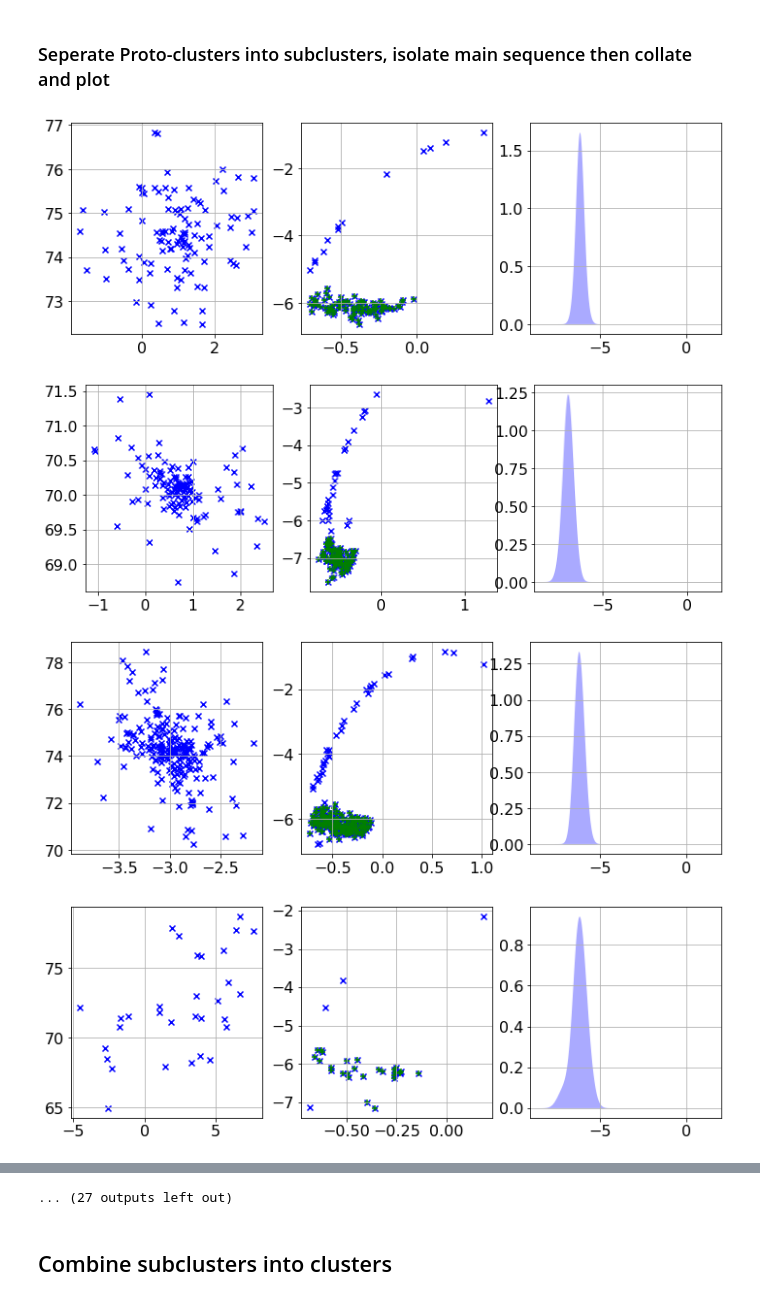
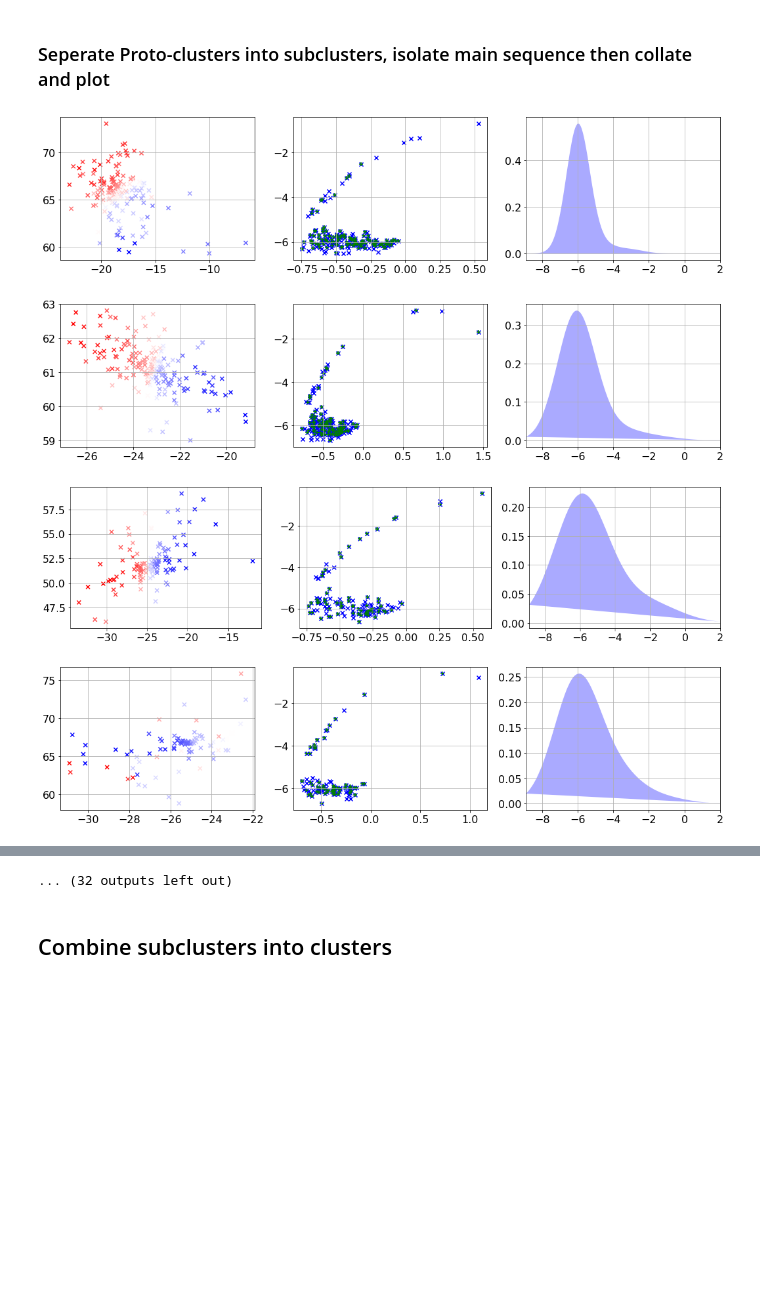
Before and after one commit to NotCouchpot80/PHYS3080-Ladder-Project, a Jupyter notebook: Code/2D-BGMM-DL.ipynb, the cells around one changed output, grey strips where cells are left out. Saved outputs shown, nothing was run; the diff lists cells and outputs as text; code cells hidden in the pictures; blank space fills up the shorter version.

```diff
--- a/Code/2D-BGMM-DL.ipynb
+++ b/Code/2D-BGMM-DL.ipynb
@@ -302,7 +304,7 @@ Process:
 # %%
 # BGMM parameters
 clusterCount = 1   #initial clusterCount
-countStep = 5      #cluster count step size
+countStep = 1      #cluster count step size
 CountTrials = 1    #trials per fit
 WCP = 1            #weight_concentration_prior
 MPR = 1            #mean_precision_prior
@@ -310,27 +312,28 @@ MPR = 1            #mean_precision_prior
 clusterPrior=closePointsNumpy[:,[1,2,4,5]].astype(np.float)
 # Data for BGMM
 farPoints_floats=np.concatenate([farPointsNumpy[:,[1,2,4,6,7,8]], midPointsNumpy[:,[1,2,4,6,7,8]]]).astype(np.float)
-
 # loop with BGMM cluster algorithm and check when some weights go to 0.
 clustersModel = (mixture.BayesianGaussianMixture(
+                tol=0.01,
                 n_components=clusterCount,
                 weight_concentration_prior=WCP,
                 mean_precision_prior=MPR,
                 covariance_type="full",
                 n_init = CountTrials
-                )).fit(farPoints_floats[:,[0,1]])
+                )).fit(farPoints_floats[:,[0,1,4]])
 while min(clustersModel.weights_)>(0.01/clusterCount):
 
     clusterCount=clusterCount+countStep
 
     clustersModel = (mixture.BayesianGaussianMixture(
+                    tol=0.01,
                     n_components=clusterCount,
                     weight_concentration_prior=WCP,
                     mean_precision_prior=MPR, covariance_type="full",
                     n_init = CountTrials
-                    )).fit(farPoints_floats[:,[0,1]])
+                    )).fit(farPoints_floats[:,[0,1,4]])
 
-clusterShapes = clustersModel.predict(farPoints_floats[:,[0,1]])
+clusterShapes = clustersModel.predict(farPoints_floats[:,[0,1,4]])
 # %% [markdown]
 ### Collate Individual Proto-clusters
 # %%
@@ -346,5 +349,5 @@ for i, weights in enumerate(clustersModel.weights_):
 # %%
-matplotlib.rcParams['figure.figsize']=(12,4)
+matplotlib.rcParams['figure.figsize']=(18,4)
 colorCycle = itertools.cycle(sns.color_palette())
 protoclusterPlots=[]
 for i, (mean, cov, color, weights) in enumerate(zip(clustersModel.means_, clustersModel.covariances_, colorCycle, clustersModel.weights_)):
@@ -356,14 +359,8 @@ for i, (mean, cov, color, weights) in enumerate(zip(clustersModel.means_, cluste
     ### Sky map cluster plot
     ax1 = protoclusterPlots[-1].add_subplot(1, 2, 1)
     plt.grid()
-    plt.scatter(farPoints_floats[clusterShapes == i, 0], farPoints_floats[clusterShapes == i, 1], color= color, marker ='x')
-    angle = np.arctan2(w[0][1], w[0][0])
-    angle = 180.0 * angle / np.pi
-    v = 2.0 * np.sqrt(2.0) * np.sqrt(v)
-    ell1 = mpl.patches.Ellipse(mean, v[0], v[1], 180.0 + angle, color=color)
-    ell1.set_clip_box(ax1.bbox)
-    ell1.set_alpha(weights)
-    ax1.add_artist(ell1)
+    plt.scatter(farPoints_floats[clusterShapes == i, 0], farPoints_floats[clusterShapes == i, 1], c= farPoints_floats[clusterShapes == i,4], cmap= 'bwr', marker ='x')
+
 
     ### HR diagram cluster plot
     ax2 = protoclusterPlots[-1].add_subplot(1, 2, 2)
@@ -425,7 +422,7 @@ plt.show()
 # %% [markdown]
 ### Seperate Proto-clusters into subclusters, isolate main sequence then collate and plot
 # %%
-### subCluster list element structure: [points list [x,y,HRx,HRy,RV, transformed-HRy], main-sequence points, main-sequence gaussian, area, mean, extent]
+### subCluster list element structure: [points list [x,y,HRx,HRy,RV, transformed-HRy], main-sequence points array, main-sequence gaussian, area, mean, extent]
 subClusterPlots=[]
 subClusters=[]      # list of subclusters, each element: [0] is all points in subcluster, [1] is main sequence points
 totalPointsPC=0
@@ -435,21 +432,22 @@ for cluster in protoClusters:
     # Subcluster parameters
     minSubclusterSize=10 #
     # BGMM parameters
-    clusterCount = 5   #initial clusterCount
+    clusterCount = 4   #initial clusterCount
     countStep = 5
     CountTrials = 4
     WCP = 1            #weight_concentration_prior
     MPR = 1            #mean_precision_prior
-
-## try splitting curent cluster into subClusters
+    features=[0,1,4]
+## try splitting curent protoCluster into subClusters
     clustersModel = (mixture.BayesianGaussianMixture(
+                    tol=0.01,
                     n_components=clusterCount,
                     weight_concentration_prior=WCP,
                     mean_precision_prior=MPR,
                     covariance_type="full",
                     n_init = CountTrials
-                    )).fit(cluster[:,[0,1]])
-    subClusterShapes = clustersModel.predict(cluster[:,[0,1]])
+                    )).fit(cluster[:,features])
+    subClusterShapes = clustersModel.predict(cluster[:,features])
 # collate subclusters
     for i, (weights) in enumerate(clustersModel.weights_):
         if not np.any(subClusterShapes == i) or weights<(0.01/clusterCount) or len(cluster[subClusterShapes == i, :])<minSubclusterSize:
@@ -468,8 +466,8 @@ for subCluster in subClusters:
                     n_components=clusterCount,
                     covariance_type="full",
                     n_init = CountTrials
-                    )).fit(subCluster[0][:,[2,5]])
-    subClusterSequenceShapes = subClustersModel.predict(subCluster[0][:,[2,5]])
+                    )).fit(subCluster[0][:,features])
+    subClusterSequenceShapes = subClustersModel.predict(subCluster[0][:,features])
 
     ## identified HR clusters
     subClusterSequences=[]
@@ -498,35 +496,35 @@ SCTMSHRGKD=[]
 X_plot = np.linspace(min(farPoints_floats[:,5]),2, 1200)
 for i, subCluster in enumerate(subClusters):
     HRy = subCluster[1][:,5].reshape(-1,1)
     bandwidth=np.std(HRy)
     kde = KernelDensity(kernel="gaussian", bandwidth=bandwidth).fit(HRy)
     dens =  np.exp(kde.score_samples(X_plot.reshape(-1, 1)))
     subCluster.append(dens)
     subCluster.append((max(subCluster[0].T[0])-min(subCluster[0].T[0]))*(max(subCluster[0].T[1])-min(subCluster[0].T[1]))) #area
     subCluster.append((np.mean(subCluster[0].T[0]),np.mean(subCluster[0].T[1]))) #mean
     subCluster.append((min(subCluster[0].T[0]), max(subCluster[0].T[0]), min(subCluster[0].T[1]), max(subCluster[0].T[1]))) #extent
 
 
 # Plot subClusters
 for i, subCluster in enumerate(subClusters):
     subClusterPlots.append(mpl.pyplot.figure())
     ### Sky map cluster plot
     ax1 = subClusterPlots[-1].add_subplot(1, 3, 1)
     plt.grid()
-    mpl.pyplot.scatter(subCluster[0][:,0], subCluster[0][:,1], color= 'blue', marker ='x')
+    mpl.pyplot.scatter(subCluster[0][:,0], subCluster[0][:,1], c= subCluster[0][:,4], cmap= 'bwr', marker ='x')
     ### HR diagram cluster plot
     ax2 = subClusterPlots[-1].add_subplot(1, 3, 2)
     plt.grid()
     mpl.pyplot.scatter(subCluster[0][:,2],subCluster[0][:,5], marker = 'x', color='blue')
     mpl.pyplot.scatter(subCluster[1][:,2],subCluster[1][:,5], marker = '+', color='green')
     ax3 = subClusterPlots[-1].add_subplot(1, 3, 3)
     ax3.fill(X_plot, subCluster[2], fc="#AAAAFF")
     ax3.set_xlim(min(farPoints_floats[:,5]),2)
     # ax3.set_ylim(0,2)
     plt.grid()
 plt.show()
 # %% [output]
-[figure, old version]
+[figure, new version]
-[figure, old version]
+[figure, new version]
-[figure, old version]
+[figure, new version]
-[figure, old version]
+[figure, new version]
@@ -541,4 +539,4 @@ plt.show()
-... (27 outputs left out)
+... (32 outputs left out)
 # %% [markdown]
 ## Combine subclusters into clusters
 # %% [markdown]
```
Also changed, not shown: parts of 8 cells of this notebook, 3 other files.
